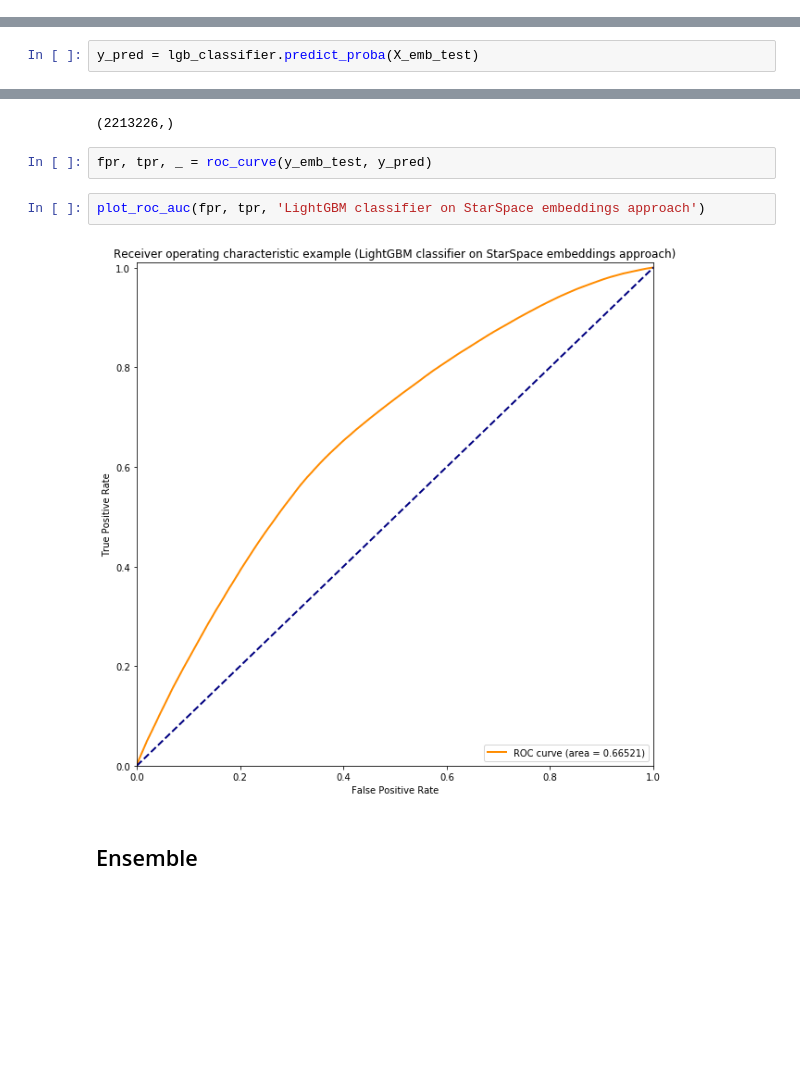
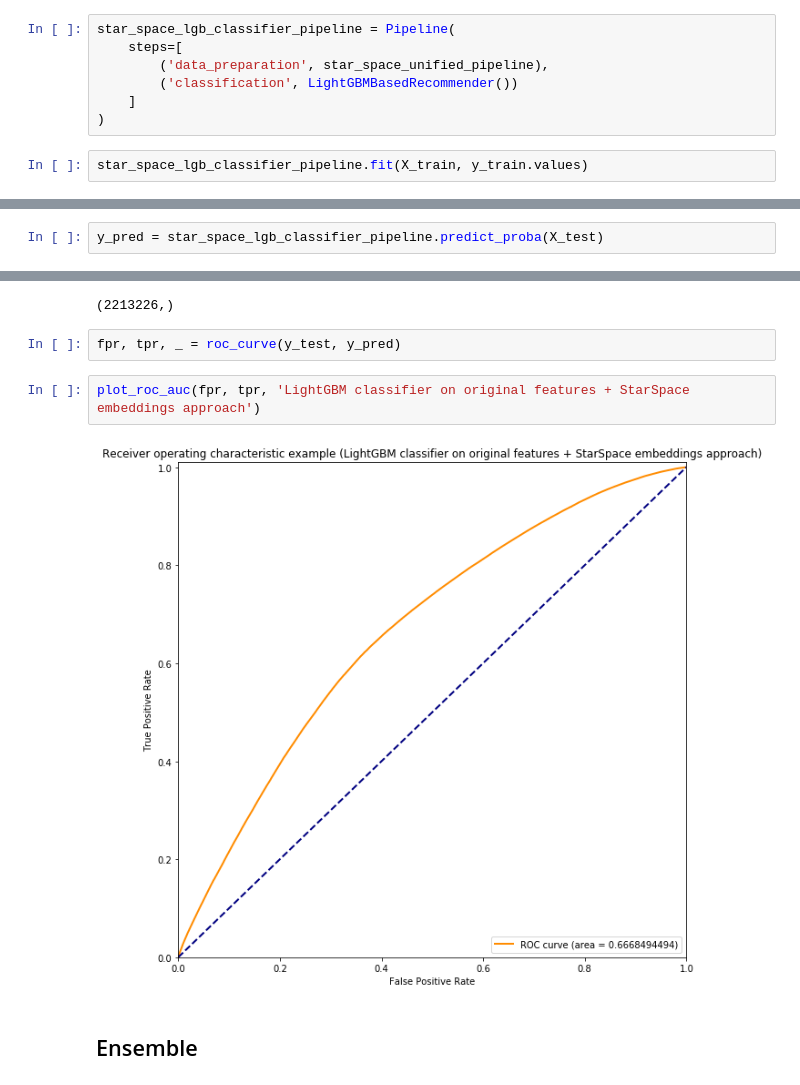
Before and after one commit to IooHooI/RECOMMENDATION_SYSTEMS_2, a Jupyter notebook: notebooks/SOLUTION.ipynb, the cells around one changed output, grey strips where cells are left out. Cells and saved outputs as stored; diff of their text form; blank space fills up the shorter version.

Commit message:
Latest changes (Ensemble + StarSpace features)

```diff
--- a/notebooks/SOLUTION.ipynb
+++ b/notebooks/SOLUTION.ipynb
@@ -816,0 +904,9 @@ LightGBMBasedRecommender(val_size=0.3)
+# %%
+star_space_lgb_classifier_pipeline = Pipeline(
+    steps=[
+        ('data_preparation', star_space_unified_pipeline),
+        ('classification', LightGBMBasedRecommender())
+    ]
+)
+# %%
+star_space_lgb_classifier_pipeline.fit(X_train, y_train.values)
@@ -817,15 +919,15 @@ LightGBMBasedRecommender(val_size=0.3)
 # %%
-y_pred = lgb_classifier.predict_proba(X_emb_test)
+y_pred = star_space_lgb_classifier_pipeline.predict_proba(X_test)
 # %%
 y_pred.shape
 # %% [output]
 (2213226,)
 # %%
-fpr, tpr, _ = roc_curve(y_emb_test, y_pred)
+fpr, tpr, _ = roc_curve(y_test, y_pred)
 # %%
-plot_roc_auc(fpr, tpr, 'LightGBM classifier on StarSpace embeddings approach')
+plot_roc_auc(fpr, tpr, 'LightGBM classifier on original features + StarSpace embeddings approach')
 # %% [output]
-[figure, old version]
+[figure, new version]
 # %% [markdown]
 ## Ensemble
 # %%
```
Also changed, not shown: parts of 58 cells of this notebook.
